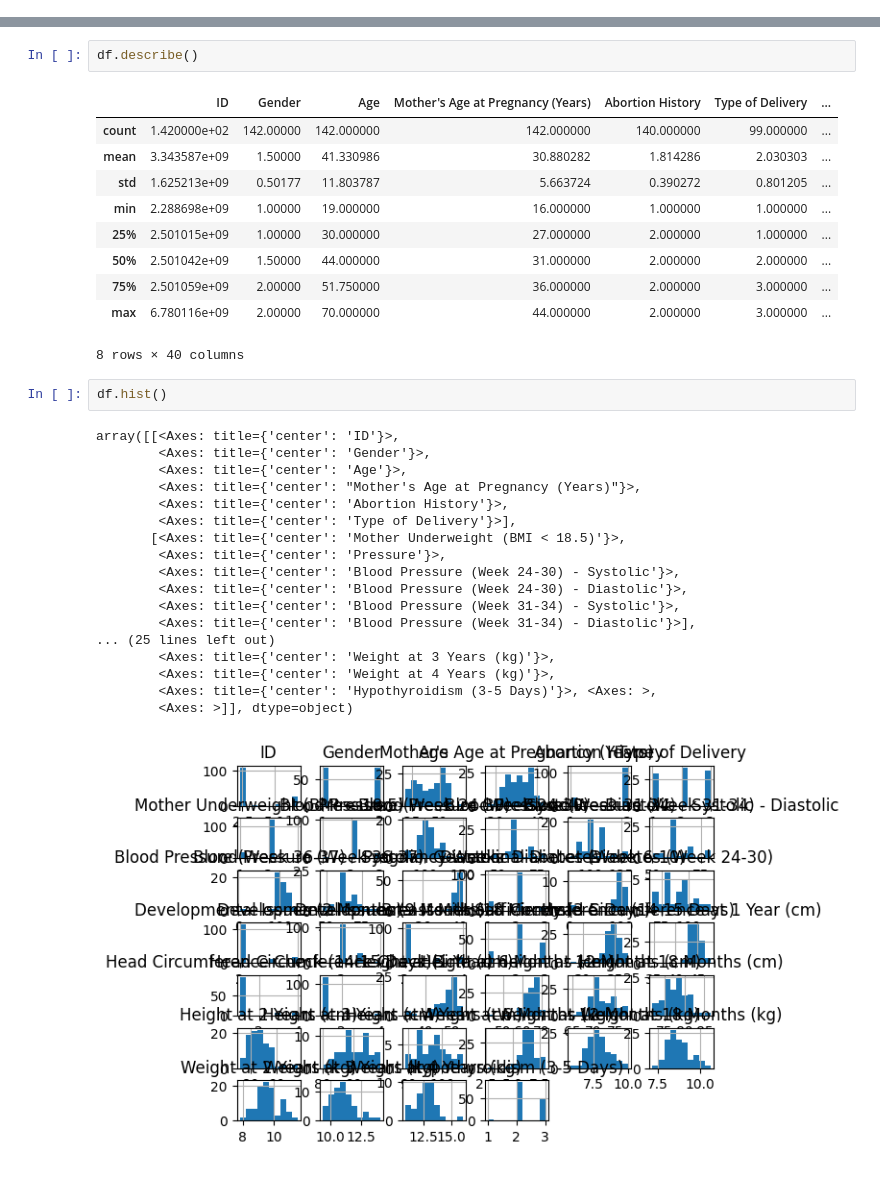
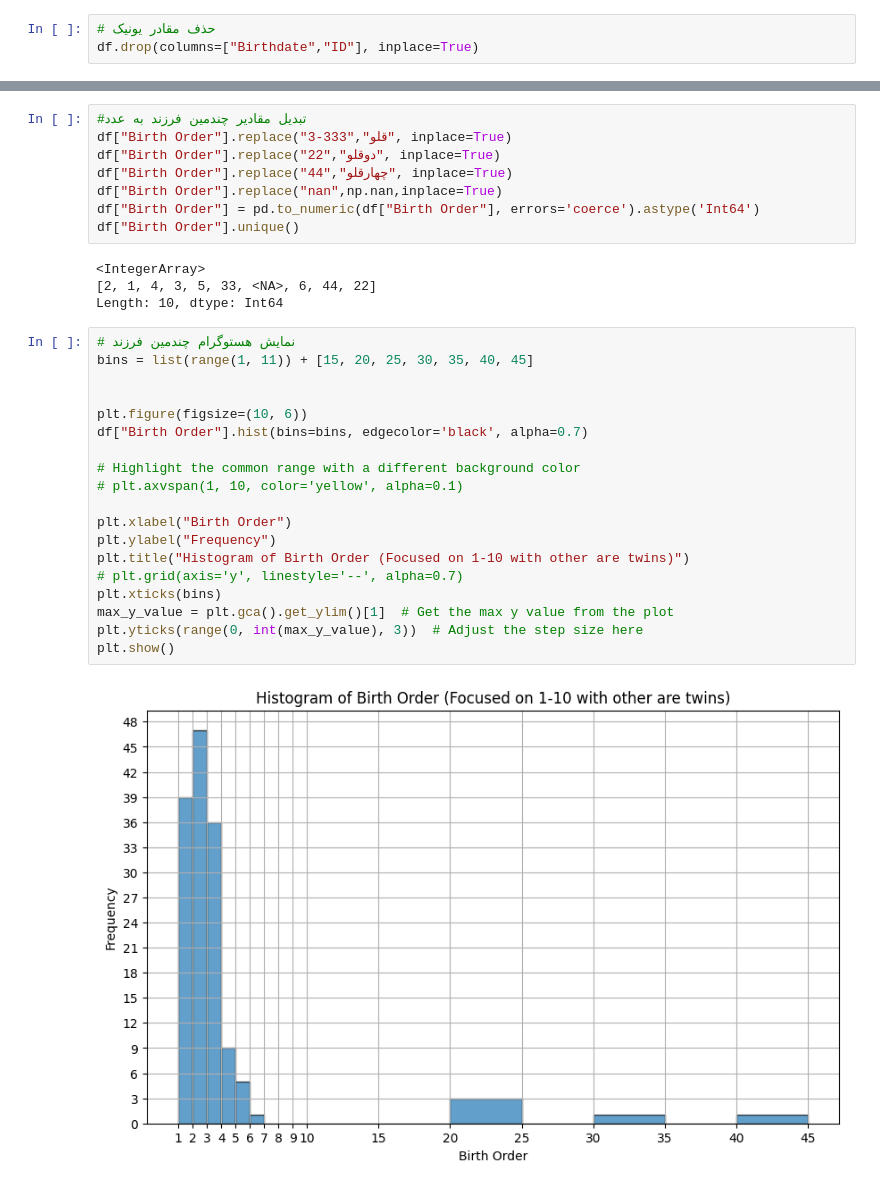
Before and after one commit to rezanobakht1378/AI_Predict_Patetiant, a Jupyter notebook: Prediciton_patient.ipynb, the cells around one changed output, grey strips where cells are left out. Drawn from its saved outputs; the diff is of its cells as text.

```diff
--- a/Prediciton_patient.ipynb
+++ b/Prediciton_patient.ipynb
@@ -35,3 +37,6 @@ memory usage: 50.4+ KB
+# %%
+# حذف مقادر یونیک
+df.drop(columns=["Birthdate","ID"], inplace=True)
 # %%
 df["Birth Order"].unique()
 # %% [output]
@@ -39,35 +44,34 @@ array(['2', '1', '4', '3', '5', '3-3???', nan, '6', '???????', '?????'],
       dtype=object)
 # %%
-df.describe()
+#تبدیل مقادیر چندمین فرزند به عدد
+df["Birth Order"].replace("3-3قلو","33", inplace=True)
+df["Birth Order"].replace("دوقلو","22", inplace=True)
+df["Birth Order"].replace("چهارقلو","44", inplace=True)
+df["Birth Order"].replace("nan",np.nan,inplace=True)
+df["Birth Order"] = pd.to_numeric(df["Birth Order"], errors='coerce').astype('Int64')
+df["Birth Order"].unique()
 # %% [output]
-|  | ID | Gender | Age | Mother's Age at Pregnancy (Years) | Abortion History | Type of Delivery | ... |
-| count | 1.420000e+02 | 142.00000 | 142.000000 | 142.000000 | 140.000000 | 99.000000 | ... |
-| mean | 3.343587e+09 | 1.50000 | 41.330986 | 30.880282 | 1.814286 | 2.030303 | ... |
-| std | 1.625213e+09 | 0.50177 | 11.803787 | 5.663724 | 0.390272 | 0.801205 | ... |
-| min | 2.288698e+09 | 1.00000 | 19.000000 | 16.000000 | 1.000000 | 1.000000 | ... |
-| 25% | 2.501015e+09 | 1.00000 | 30.000000 | 27.000000 | 2.000000 | 1.000000 | ... |
-| 50% | 2.501042e+09 | 1.50000 | 44.000000 | 31.000000 | 2.000000 | 2.000000 | ... |
-| 75% | 2.501059e+09 | 2.00000 | 51.750000 | 36.000000 | 2.000000 | 3.000000 | ... |
-| max | 6.780116e+09 | 2.00000 | 70.000000 | 44.000000 | 2.000000 | 3.000000 | ... |
-8 rows × 40 columns
+<IntegerArray>
+[2, 1, 4, 3, 5, 33, <NA>, 6, 44, 22]
+Length: 10, dtype: Int64
-# %%
-df.hist()
-# %% [output]
-array([[<Axes: title={'center': 'ID'}>,
-        <Axes: title={'center': 'Gender'}>,
-        <Axes: title={'center': 'Age'}>,
-        <Axes: title={'center': "Mother's Age at Pregnancy (Years)"}>,
-        <Axes: title={'center': 'Abortion History'}>,
-        <Axes: title={'center': 'Type of Delivery'}>],
-       [<Axes: title={'center': 'Mother Underweight (BMI < 18.5)'}>,
-        <Axes: title={'center': 'Pressure'}>,
-        <Axes: title={'center': 'Blood Pressure (Week 24-30) - Systolic'}>,
-        <Axes: title={'center': 'Blood Pressure (Week 24-30) - Diastolic'}>,
-        <Axes: title={'center': 'Blood Pressure (Week 31-34) - Systolic'}>,
-        <Axes: title={'center': 'Blood Pressure (Week 31-34) - Diastolic'}>],
-... (25 lines left out)
-        <Axes: title={'center': 'Weight at 3 Years (kg)'}>,
-        <Axes: title={'center': 'Weight at 4 Years (kg)'}>,
-        <Axes: title={'center': 'Hypothyroidism (3-5 Days)'}>, <Axes: >,
-        <Axes: >]], dtype=object)
-[figure, removed]
+# %%
+# نمایش هستوگرام چندمین فرزند
+bins = list(range(1, 11)) + [15, 20, 25, 30, 35, 40, 45]
+
+
+plt.figure(figsize=(10, 6))
+df["Birth Order"].hist(bins=bins, edgecolor='black', alpha=0.7)
+
+# Highlight the common range with a different background color
+# plt.axvspan(1, 10, color='yellow', alpha=0.1)
+
+plt.xlabel("Birth Order")
+plt.ylabel("Frequency")
+plt.title("Histogram of Birth Order (Focused on 1-10 with other are twins)")
+# plt.grid(axis='y', linestyle='--', alpha=0.7)
+plt.xticks(bins)
+max_y_value = plt.gca().get_ylim()[1]  # Get the max y value from the plot
+plt.yticks(range(0, int(max_y_value), 3))  # Adjust the step size here
+plt.show()
+# %% [output]
+[figure, added]
```
Also changed, not shown: parts of 24 cells of this notebook, 1 other file.
